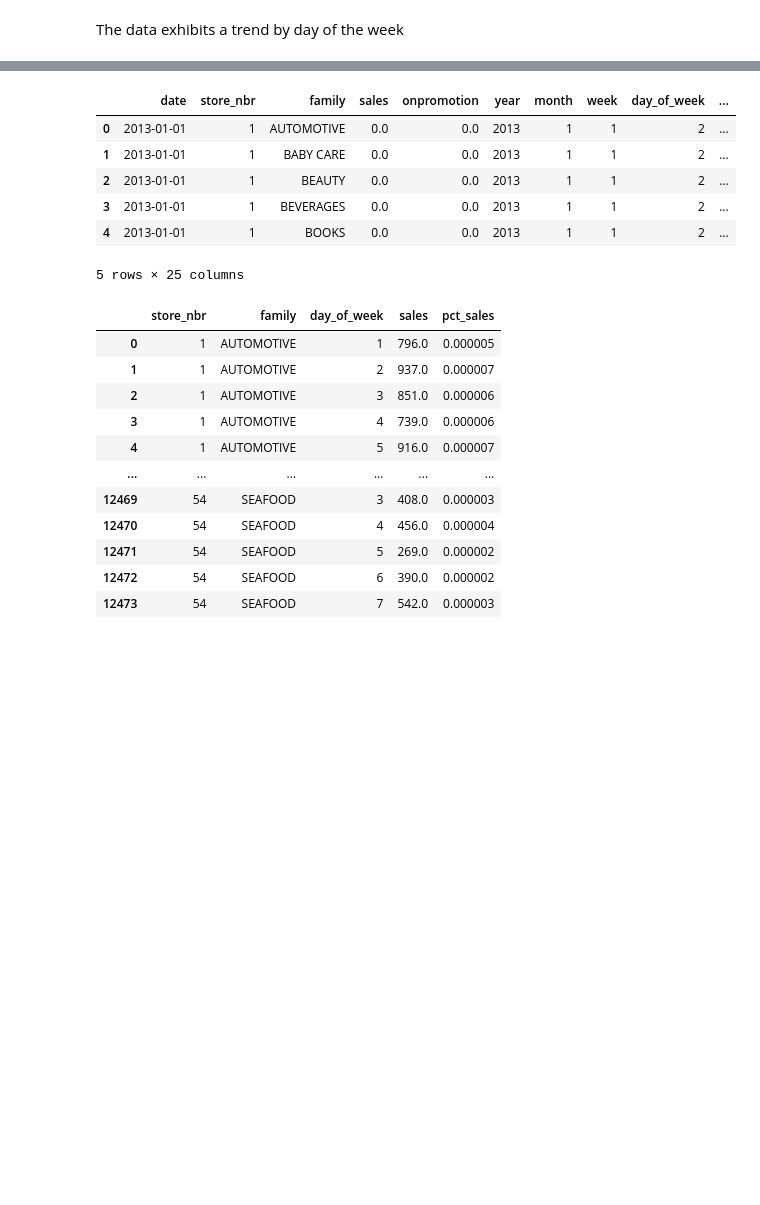
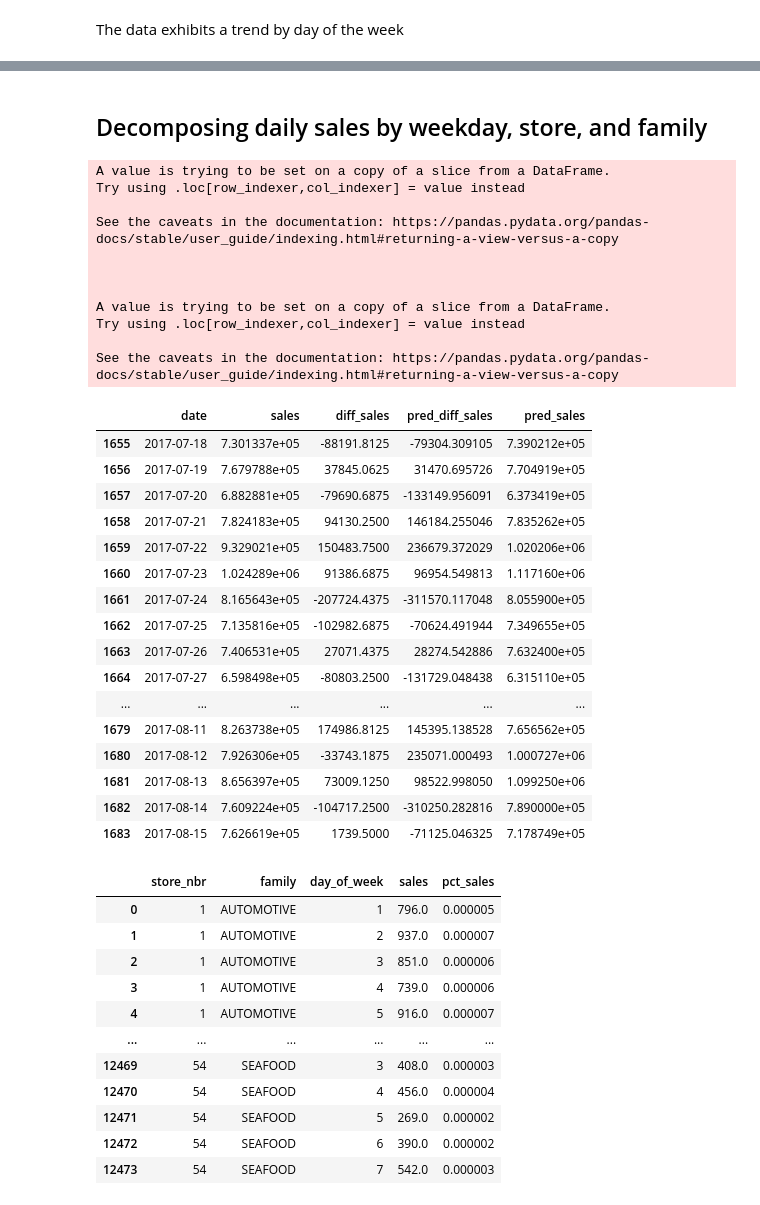
Before and after one commit to ds-ibex/kaggle-store-sales, a Jupyter notebook: notebooks/2.2-gr-arima.ipynb, the cells around one changed output, grey strips where cells are left out. Saved outputs shown, nothing was run; the diff lists cells and outputs as text; code cells hidden in the pictures; blank space fills up the shorter version.

```diff
--- a/notebooks/2.2-gr-arima.ipynb
+++ b/notebooks/2.2-gr-arima.ipynb
@@ -409,10 +327,40 @@ plot_heatmap(train, 'family', 'store_nbr', normalize_rows=False)
-# %%
-train.head()
-# %% [output]
-|  | date | store_nbr | family | sales | onpromotion | year | month | week | day_of_week | ... |
-| 0 | 2013-01-01 | 1 | AUTOMOTIVE | 0.0 | 0.0 | 2013 | 1 | 1 | 2 | ... |
-| 1 | 2013-01-01 | 1 | BABY CARE | 0.0 | 0.0 | 2013 | 1 | 1 | 2 | ... |
-| 2 | 2013-01-01 | 1 | BEAUTY | 0.0 | 0.0 | 2013 | 1 | 1 | 2 | ... |
-| 3 | 2013-01-01 | 1 | BEVERAGES | 0.0 | 0.0 | 2013 | 1 | 1 | 2 | ... |
-| 4 | 2013-01-01 | 1 | BOOKS | 0.0 | 0.0 | 2013 | 1 | 1 | 2 | ... |
-5 rows × 25 columns
+# %% [markdown]
+## Decomposing daily sales by weekday, store, and family
+# %%
+# Retrieve the last value of the original series
+last_original_value = train_daily_sales['sales'].values[-1]
+
+valid_daily_sales.loc[:, 'pred_diff_sales'] = validation_pred_result
+# Reverse the differencing and obtain actual predictions
+valid_daily_sales.loc[:, 'pred_sales'] = (validation_pred_result.cumsum() + last_original_value)
+
+valid_daily_sales
+# %% [output]
+A value is trying to be set on a copy of a slice from a DataFrame.
+Try using .loc[row_indexer,col_indexer] = value instead
+
+See the caveats in the documentation: https://pandas.pydata.org/pandas-docs/stable/user_guide/indexing.html#returning-a-view-versus-a-copy
+
+
+
+A value is trying to be set on a copy of a slice from a DataFrame.
+Try using .loc[row_indexer,col_indexer] = value instead
+
+See the caveats in the documentation: https://pandas.pydata.org/pandas-docs/stable/user_guide/indexing.html#returning-a-view-versus-a-copy
+|  | date | sales | diff_sales | pred_diff_sales | pred_sales |
+| 1655 | 2017-07-18 | 7.301337e+05 | -88191.8125 | -79304.309105 | 7.390212e+05 |
+| 1656 | 2017-07-19 | 7.679788e+05 | 37845.0625 | 31470.695726 | 7.704919e+05 |
+| 1657 | 2017-07-20 | 6.882881e+05 | -79690.6875 | -133149.956091 | 6.373419e+05 |
+| 1658 | 2017-07-21 | 7.824183e+05 | 94130.2500 | 146184.255046 | 7.835262e+05 |
+| 1659 | 2017-07-22 | 9.329021e+05 | 150483.7500 | 236679.372029 | 1.020206e+06 |
+| 1660 | 2017-07-23 | 1.024289e+06 | 91386.6875 | 96954.549813 | 1.117160e+06 |
+| 1661 | 2017-07-24 | 8.165643e+05 | -207724.4375 | -311570.117048 | 8.055900e+05 |
+| 1662 | 2017-07-25 | 7.135816e+05 | -102982.6875 | -70624.491944 | 7.349655e+05 |
+| 1663 | 2017-07-26 | 7.406531e+05 | 27071.4375 | 28274.542886 | 7.632400e+05 |
+| 1664 | 2017-07-27 | 6.598498e+05 | -80803.2500 | -131729.048438 | 6.315110e+05 |
+| ... | ... | ... | ... | ... | ... |
+| 1679 | 2017-08-11 | 8.263738e+05 | 174986.8125 | 145395.138528 | 7.656562e+05 |
+| 1680 | 2017-08-12 | 7.926306e+05 | -33743.1875 | 235071.000493 | 1.000727e+06 |
+| 1681 | 2017-08-13 | 8.656397e+05 | 73009.1250 | 98522.998050 | 1.099250e+06 |
+| 1682 | 2017-08-14 | 7.609224e+05 | -104717.2500 | -310250.282816 | 7.890000e+05 |
+| 1683 | 2017-08-15 | 7.626619e+05 | 1739.5000 | -71125.046325 | 7.178749e+05 |
```
Also changed, not shown: parts of 21 cells of this notebook, 3 other files.
